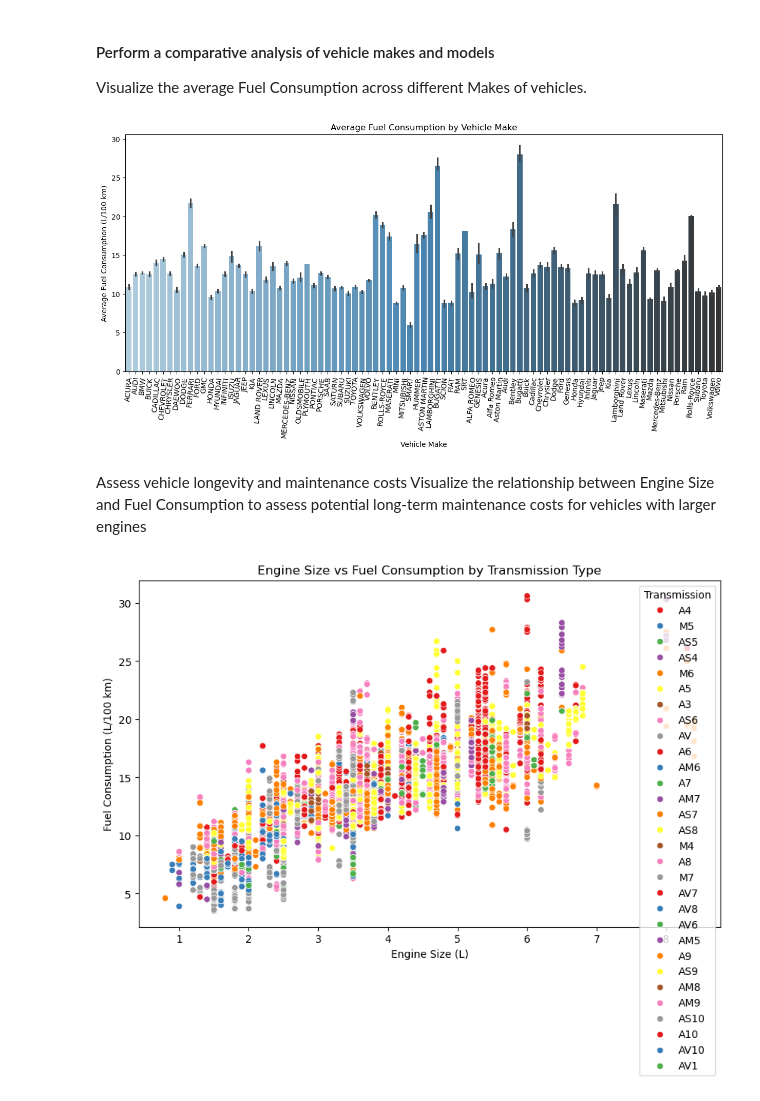
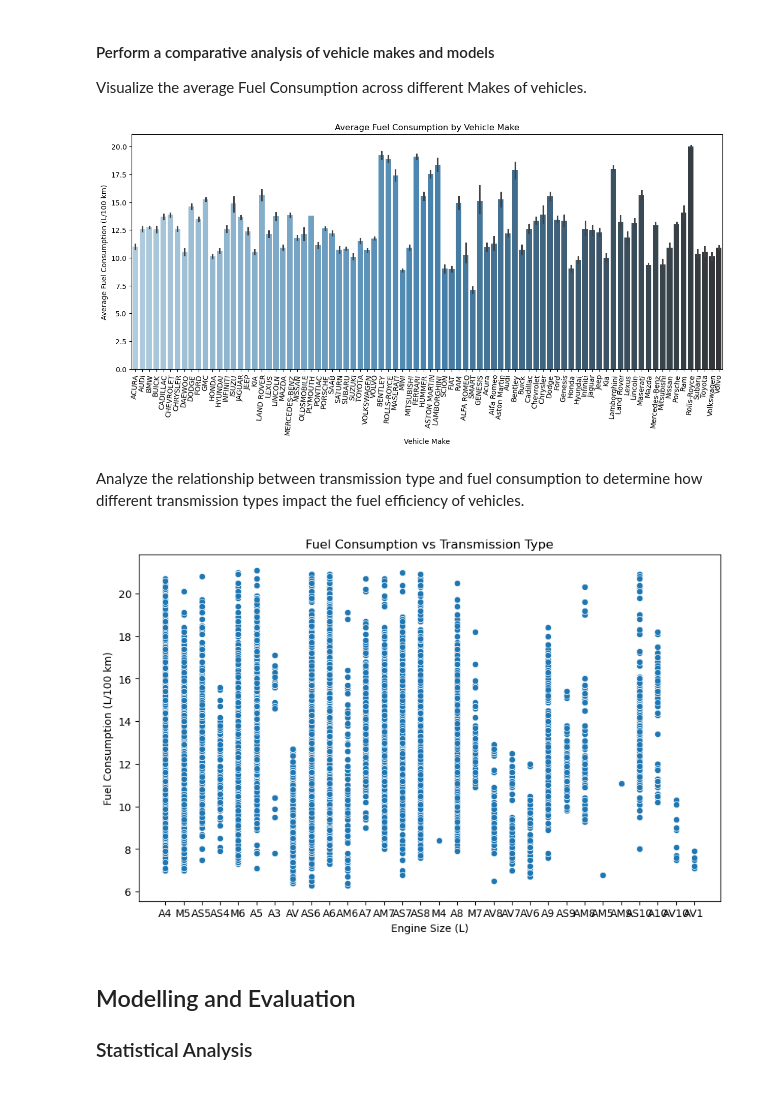
Before and after one commit to WambuiMunene/Phase2-Project_Group-4, a Jupyter notebook: Notebooks/Wanjiru.ipynb, the cells around one changed output. Saved outputs shown, nothing was run; the diff lists cells and outputs as text; code cells hidden in the pictures.

```diff
--- a/Notebooks/Wanjiru.ipynb
+++ b/Notebooks/Wanjiru.ipynb
@@ -378,24 +365,29 @@ plt.show()
 
 Visualize the average Fuel Consumption across different Makes of vehicles.
 # %%
+# Ploting
 plt.figure(figsize=(15, 6))
-sns.barplot(x='Make', y='Fuel Consumption', data=df, palette='Blues_d')
+sns.barplot(x='Make', y='Fuel Consumption', data=df2, palette='Blues_d')
 plt.title('Average Fuel Consumption by Vehicle Make')
 plt.xlabel('Vehicle Make')
 plt.ylabel('Average Fuel Consumption (L/100 km)')
 plt.xticks(rotation=85)
 plt.show()
 # %% [output]
-[figure, old version]
+[figure, new version]
-# %% [markdown]
-Assess vehicle longevity and maintenance costs
-Visualize the relationship between Engine Size and Fuel Consumption to assess potential long-term maintenance costs for vehicles with larger engines
+# %% [markdown]
+ Analyze the relationship between transmission type and fuel consumption to determine how different transmission types impact the fuel efficiency of vehicles.
 # %%
+# Ploting
 plt.figure(figsize=(10, 6))
-sns.scatterplot(x='Engine Size', y='Fuel Consumption', hue='Transmission', data=df, palette='Set1')
-plt.title('Engine Size vs Fuel Consumption by Transmission Type')
+sns.scatterplot(x='Transmission', y='Fuel Consumption', data=df2)
+plt.title('Fuel Consumption vs Transmission Type')
 plt.xlabel('Engine Size (L)')
 plt.ylabel('Fuel Consumption (L/100 km)')
 plt.show()
 # %% [output]
-[figure, old version]
+[figure, new version]
+# %% [markdown]
+## Modelling and Evaluation
+
+### Statistical Analysis
```
Also changed, not shown: parts of 27 cells of this notebook.
